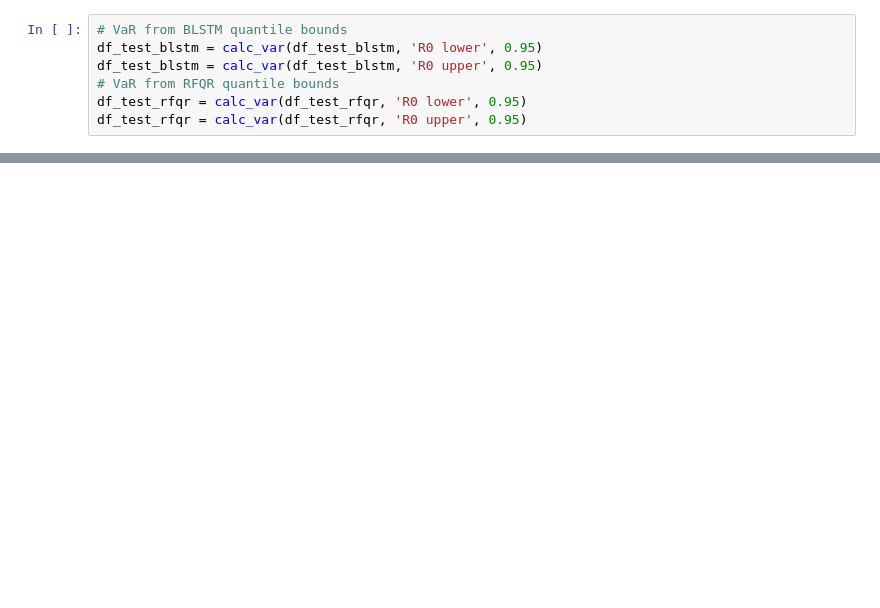
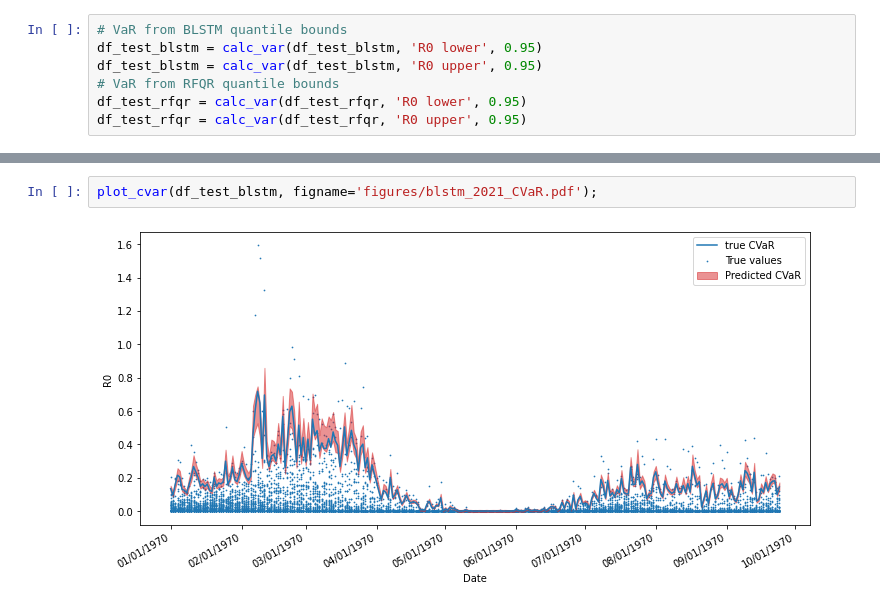
Before and after one commit to IBM/UQ-climate-impact-benchmarking, a Jupyter notebook: ensemble_modeling.ipynb, the cells around one changed output, grey strips where cells are left out. Saved outputs shown, nothing was run; the diff lists cells and outputs as text; blank space fills up the shorter version.

```diff
--- a/ensemble_modeling.ipynb
+++ b/ensemble_modeling.ipynb
@@ -322,0 +257,4 @@ fig.savefig('figures/blstm_2021_CVaR.pdf', bbox_inches='tight')
+# %%
+plot_cvar(df_test_blstm, figname='figures/blstm_2021_CVaR.pdf');
+# %% [output]
+[figure, added]
```
Also changed, not shown: parts of 23 cells of this notebook, 3 other files.
